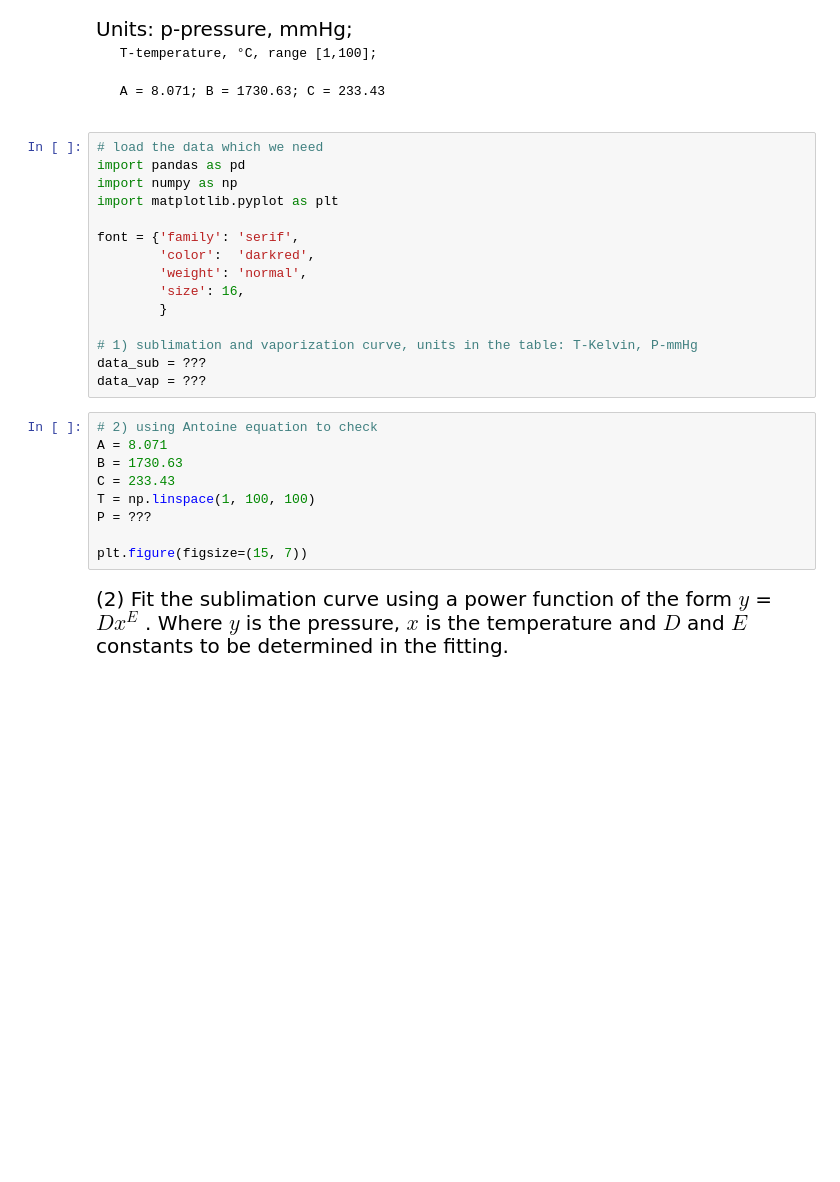
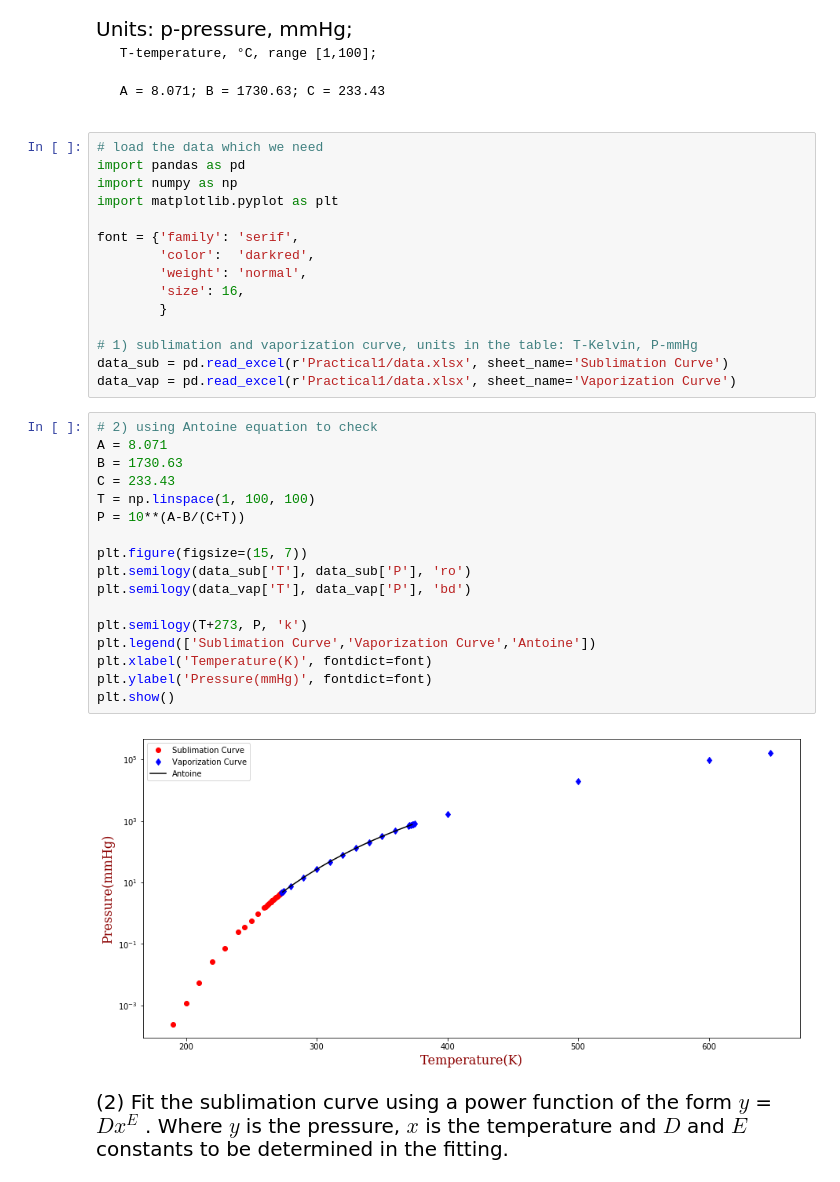
Before and after one commit to XiaomingTian-1/Physics-for-Geosystems-course, a Jupyter notebook: practical_1/practical_1.ipynb, the cells around one changed output. Drawn from its saved outputs; the diff is of its cells as text; blank space fills up the shorter version.

Commit message:
practical-1-with-answer

```diff
--- a/practical_1/practical_1.ipynb
+++ b/practical_1/practical_1.ipynb
@@ -53,17 +53,27 @@ font = {'family': 'serif',
         }
 
 # 1) sublimation and vaporization curve, units in the table: T-Kelvin, P-mmHg
-data_sub = ???
-data_vap = ???
+data_sub = pd.read_excel(r'Practical1/data.xlsx', sheet_name='Sublimation Curve')
+data_vap = pd.read_excel(r'Practical1/data.xlsx', sheet_name='Vaporization Curve')
 # %%
 # 2) using Antoine equation to check
 A = 8.071
 B = 1730.63
 C = 233.43
 T = np.linspace(1, 100, 100)
-P = ???
+P = 10**(A-B/(C+T))
 
 plt.figure(figsize=(15, 7))
+plt.semilogy(data_sub['T'], data_sub['P'], 'ro')
+plt.semilogy(data_vap['T'], data_vap['P'], 'bd')
+
+plt.semilogy(T+273, P, 'k')
+plt.legend(['Sublimation Curve','Vaporization Curve','Antoine'])
+plt.xlabel('Temperature(K)', fontdict=font)
+plt.ylabel('Pressure(mmHg)', fontdict=font)
+plt.show()
+# %% [output]
+[figure, added]
 # %% [markdown]
 <div style="font-size: 20px">
 (2) Fit the sublimation curve using a power function of the form $y$ = $Dx^E$ . Where $y$ is the pressure, $x$ is the  temperature and $D$ and $E$ constants to be determined in the fitting.
```
Also changed, not shown: parts of 3 cells of this notebook.
